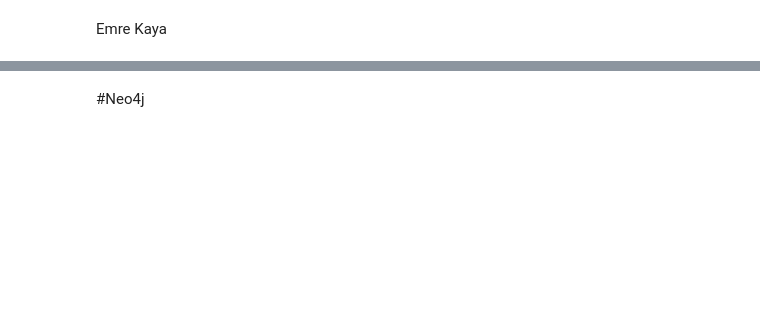
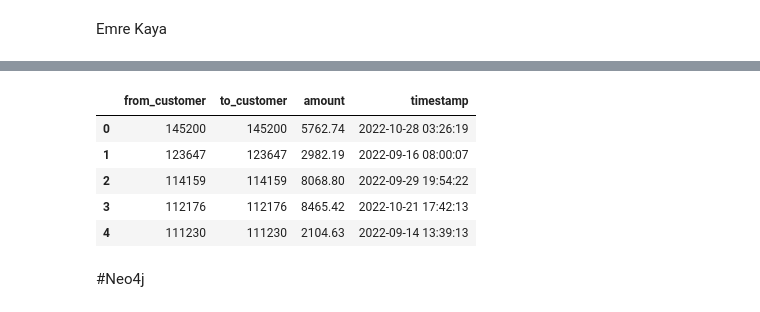
Before and after one commit to nekodu/neo4j-synthetic-transactions, a Jupyter notebook: fake_data.ipynb, the cells around one changed output, grey strips where cells are left out. Saved outputs shown, nothing was run; the diff lists cells and outputs as text; code cells hidden in the pictures; blank space fills up the shorter version.

```diff
--- a/fake_data.ipynb
+++ b/fake_data.ipynb
@@ -263,0 +180,19 @@ new_data_frame
+# %%
+for i in range(row_number):
+    just_ıd_data['from_customer'].append(fake.bothify(text='1#####'))
+    just_ıd_data['amount'].append(fake.pyfloat(right_digits=2,positive=True,min_value=2.00,max_value=10000.00))
+    just_ıd_data['timestamp'].append(fake.date_time_ad(start_datetime=datetime.datetime(2022,9,14)))
+
+just_ıd_data['to_customer']=just_ıd_data['from_customer']
+# %%
+jdf=pd.DataFrame(just_ıd_data)
+jdf=jdf[['from_customer','to_customer','amount','timestamp']]
+# %%
+jdf.head()
+# %% [output]
+|  | from_customer | to_customer | amount | timestamp |
+| 0 | 145200 | 145200 | 5762.74 | 2022-10-28 03:26:19 |
+| 1 | 123647 | 123647 | 2982.19 | 2022-09-16 08:00:07 |
+| 2 | 114159 | 114159 | 8068.80 | 2022-09-29 19:54:22 |
+| 3 | 112176 | 112176 | 8465.42 | 2022-10-21 17:42:13 |
+| 4 | 111230 | 111230 | 2104.63 | 2022-09-14 13:39:13 |
```
Also changed, not shown: parts of 26 cells of this notebook, 1 other file.
